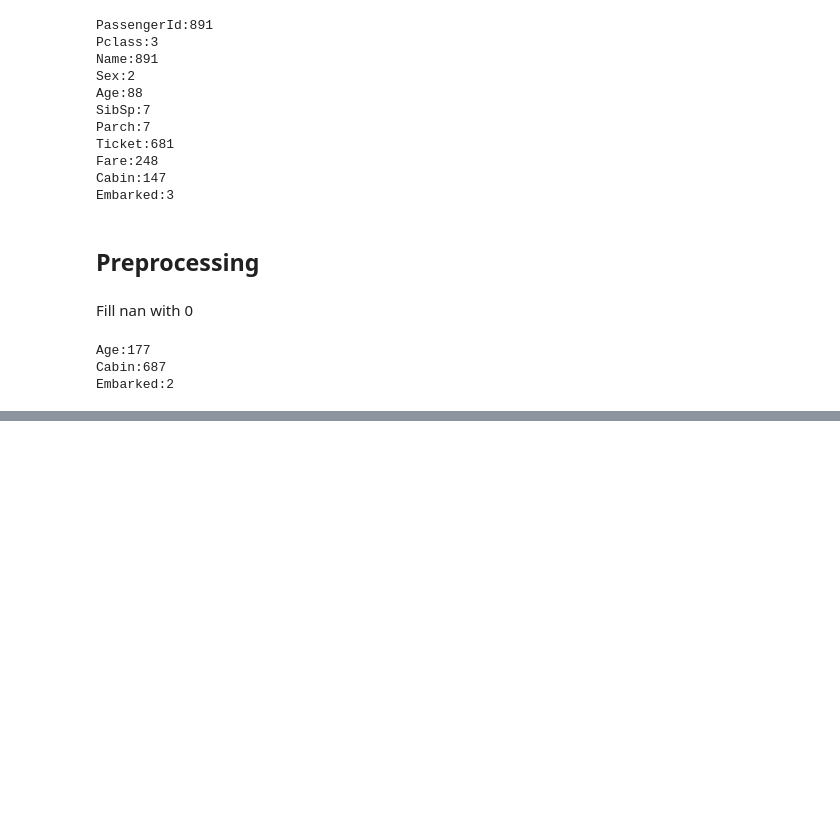
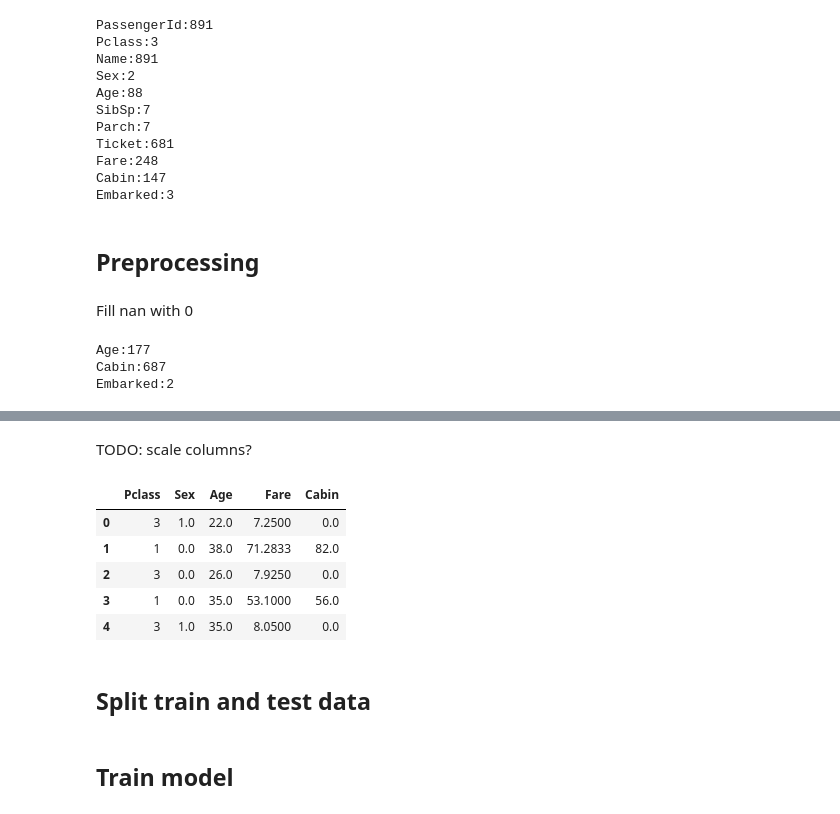
Before and after one commit to mrsalty/notebooks, a Jupyter notebook: titanic-machine-learning-from-disaster.ipynb, the cells around one changed output, grey strips where cells are left out. Cells and saved outputs as stored; diff of their text form; code cells hidden in the pictures; blank space fills up the shorter version.

```diff
--- a/titanic-machine-learning-from-disaster.ipynb
+++ b/titanic-machine-learning-from-disaster.ipynb
@@ -108,0 +156,18 @@ Embarked:2
+# %% [markdown]
+TODO: scale columns?
+# %%
+scaler = MinMaxScaler()
+
+scaled_ds = scaler.fit_transform(X_train.to_numpy())
+scaled_ds = pd.DataFrame(X_train, columns=['Pclass', 'Sex', 'Age', 'Fare', 'Cabin'])
+
+scaled_ds.head()
+# %% [output]
+|  | Pclass | Sex | Age | Fare | Cabin |
+| 0 | 3 | 1.0 | 22.0 | 7.2500 | 0.0 |
+| 1 | 1 | 0.0 | 38.0 | 71.2833 | 82.0 |
+| 2 | 3 | 0.0 | 26.0 | 7.9250 | 0.0 |
+| 3 | 1 | 0.0 | 35.0 | 53.1000 | 56.0 |
+| 4 | 3 | 1.0 | 35.0 | 8.0500 | 0.0 |
+# %% [markdown]
+## Split train and test data
@@ -108,0 +178,2 @@ Embarked:2
+# %% [markdown]
+## Train model
```
Also changed, not shown: parts of 23 cells of this notebook.
